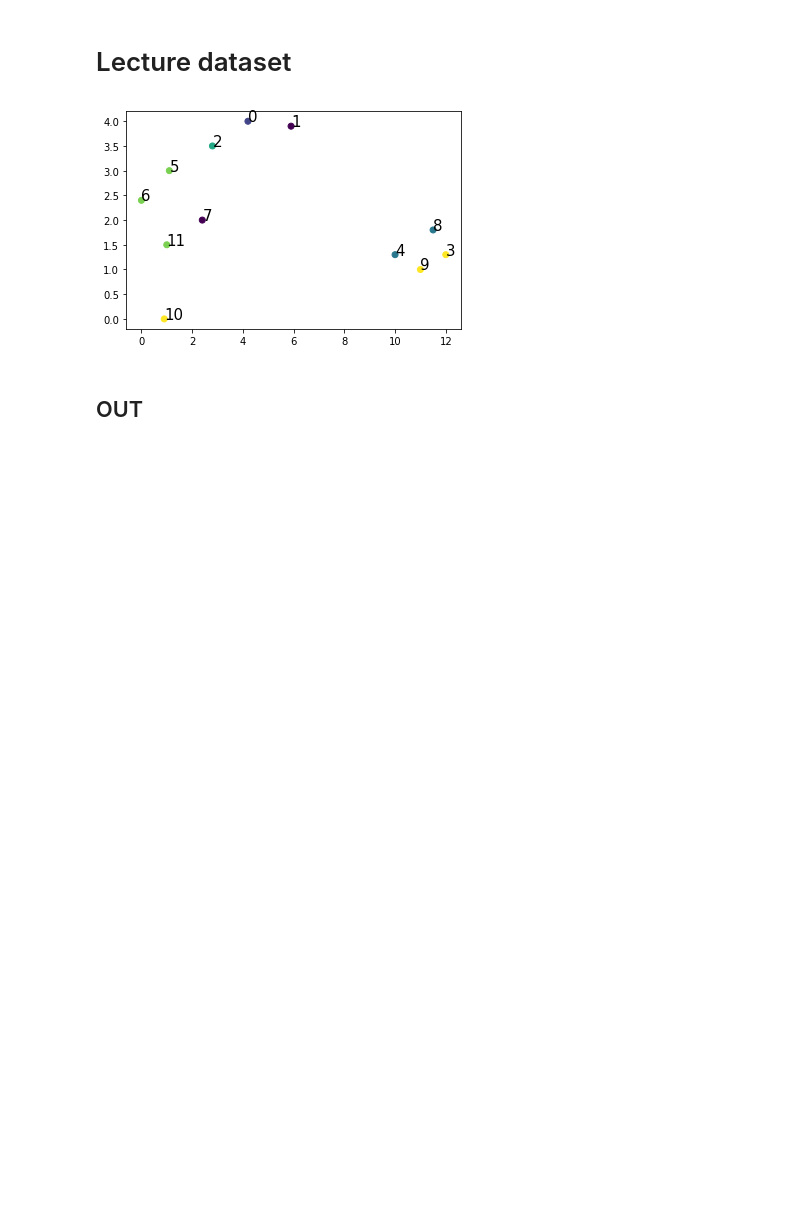
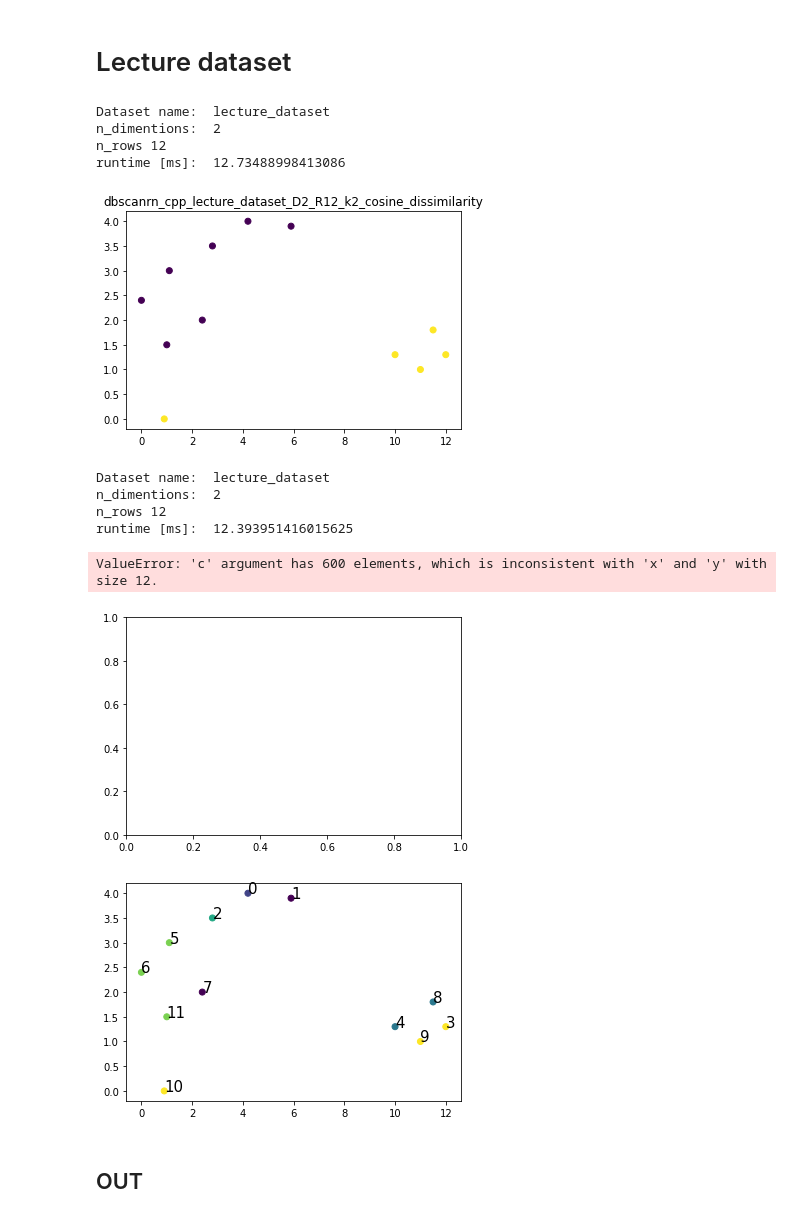
Before and after one commit to arek544/DBSCAN, a Jupyter notebook: notebooks/dbscanrn_cpp_results.ipynb, the cells around one changed output. Cells and saved outputs as stored; diff of their text form; code cells hidden in the pictures; blank space fills up the shorter version.

```diff
--- a/notebooks/dbscanrn_cpp_results.ipynb
+++ b/notebooks/dbscanrn_cpp_results.ipynb
@@ -83,5 +186,28 @@ IndexError: list index out of range
 # %% [markdown]
 # Lecture dataset
+# %%
+for out_path, log_path in zip(glob.glob('out/*.csv'), glob.glob('out/*.log')):
+    name = Path(log_path).stem.replace('LOG_','')
+    if len([dataset for dataset in list(config.keys()) if dataset in name]) > 0:
+        dataset_name = [dataset for dataset in list(config.keys()) if dataset in name][0]
+        dataset = Dataset(f'data/{dataset_name}.txt')
+        X, y = dataset.X, dataset.y
+        # load out
+        df = pd.read_csv(out_path, header=None)
+        y_pred, state = df[0], df[1]
+        display_points(X, y_pred, title=name, numerate=False)
+# %% [output]
+Dataset name:  lecture_dataset
+n_dimentions:  2
+n_rows 12
+runtime [ms]:  12.73488998413086
+[figure, added]
+Dataset name:  lecture_dataset
+n_dimentions:  2
+n_rows 12
+runtime [ms]:  12.393951416015625
+ValueError: 'c' argument has 600 elements, which is inconsistent with 'x' and 'y' with size 12.
+[figure, added]
 # %%
 import pandas as pd
 from src.datasets import Dataset
```
Also changed, not shown: parts of 5 cells of this notebook.
